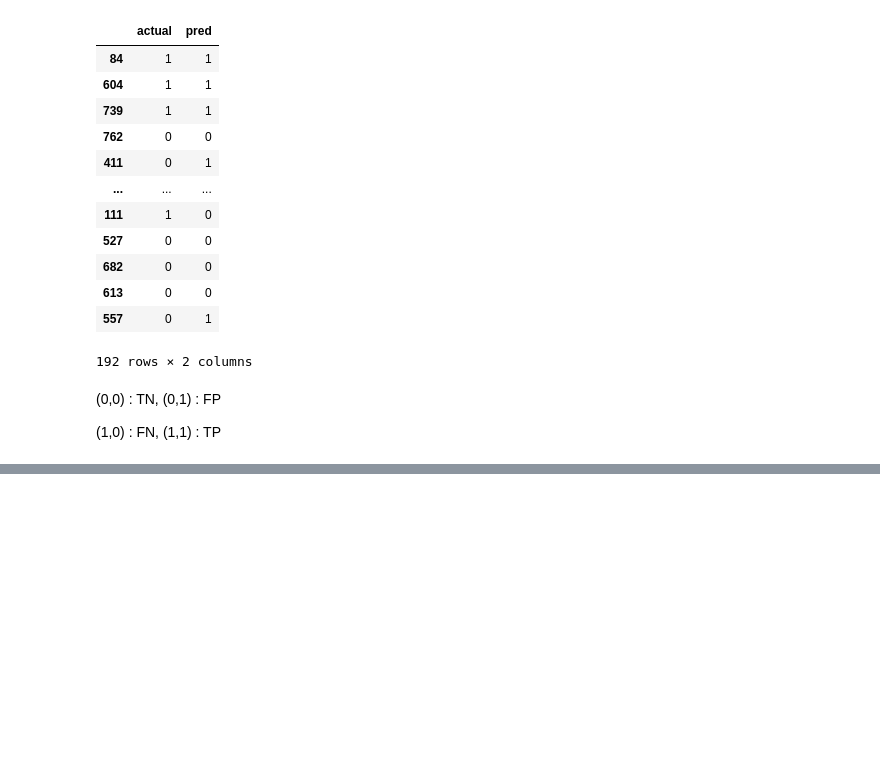
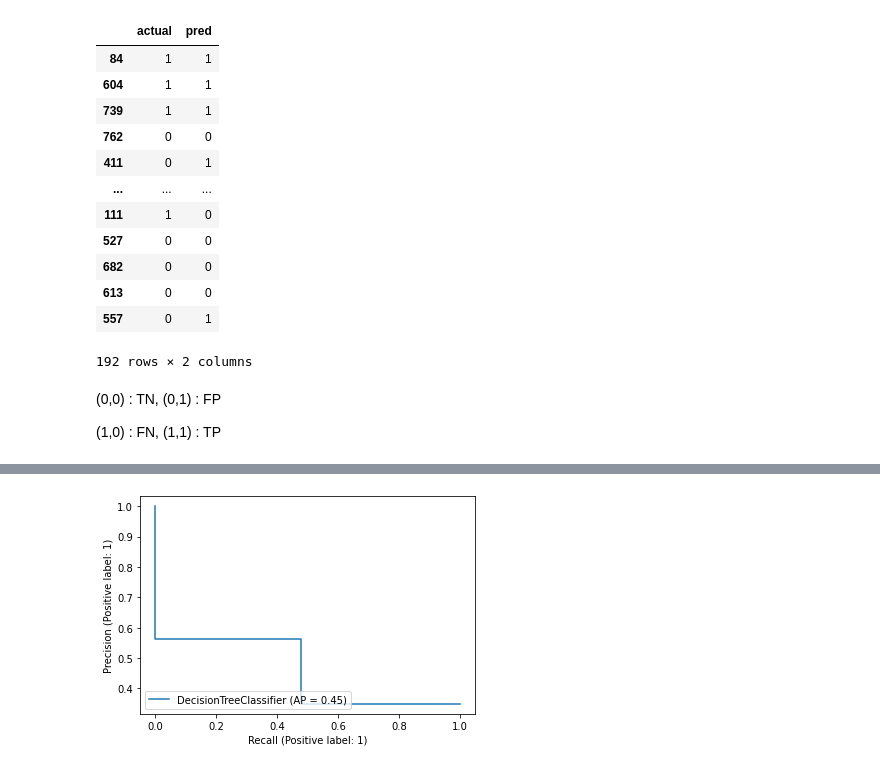
Before and after one commit to Jung-jieun/python-big-data-analysis, a Jupyter notebook: 분류평가.ipynb, the cells around one changed output, grey strips where cells are left out. Cells and saved outputs as stored; diff of their text form; code cells hidden in the pictures; blank space fills up the shorter version.

```diff
--- a/분류평가.ipynb
+++ b/분류평가.ipynb
@@ -149,0 +205,6 @@ mycon['con'] = np.where(mycon['actual']==1, np.where(mycon['pred']==1, 'TP', 'FN
+# %%
+# precision_recall_curve
+plot_precision_recall_curve(dt, X_test, y_test)
+plt.show()
+# %% [output]
+[figure, added]
```
Also changed, not shown: parts of 24 cells of this notebook.
